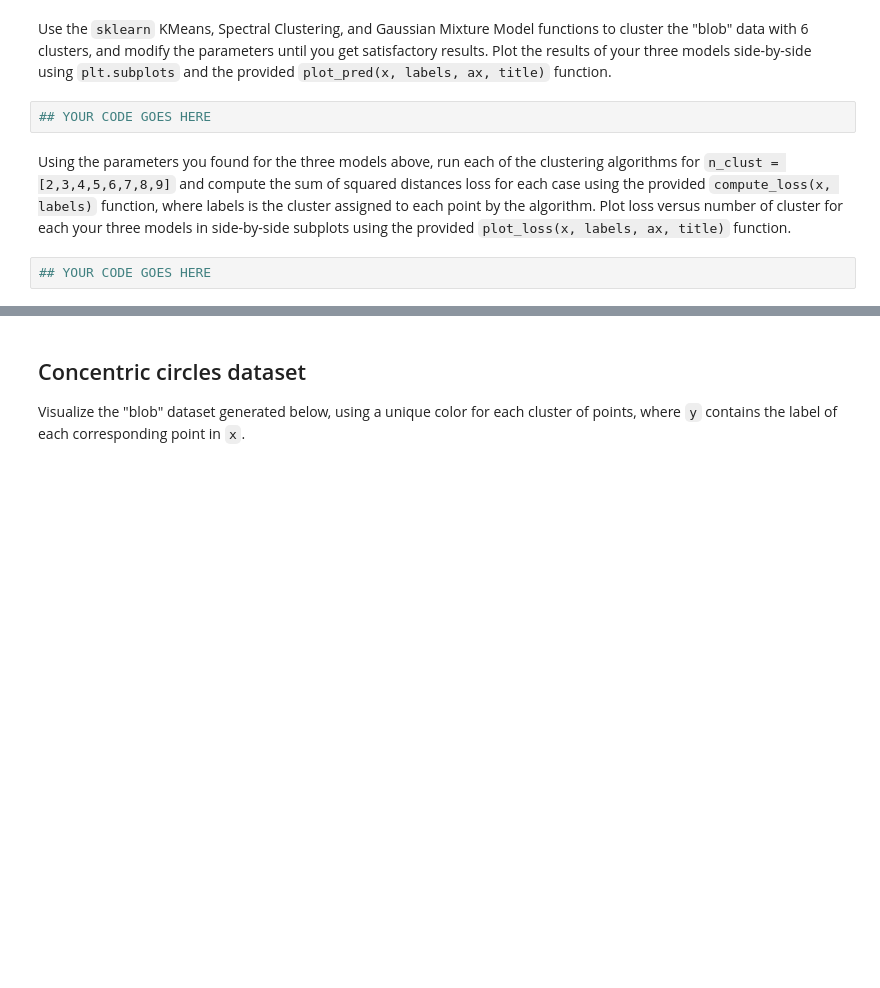
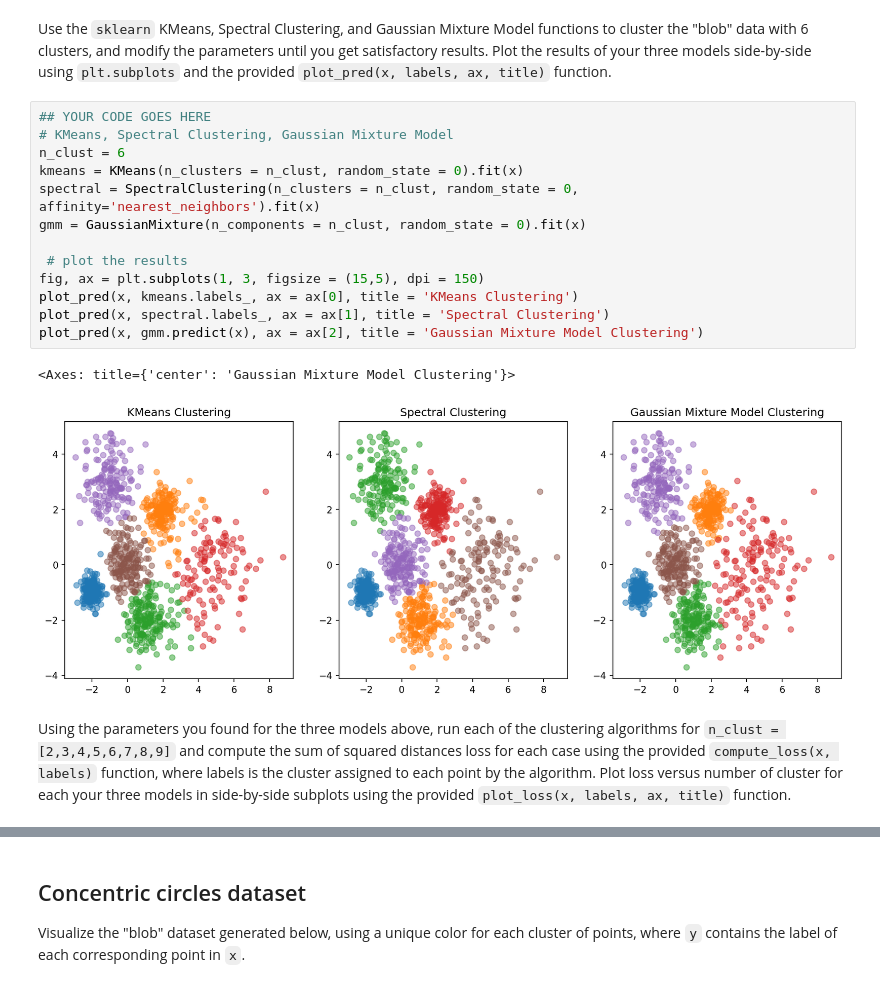
Before and after one commit to ryanwu0521/24-787-AIML, a Jupyter notebook: HW11/M11-L2-P1.ipynb, the cells around one changed output, grey strips where cells are left out. Drawn from its saved outputs; the diff is of its cells as text; blank space fills up the shorter version.

```diff
--- a/HW11/M11-L2-P1.ipynb
+++ b/HW11/M11-L2-P1.ipynb
@@ -78,8 +78,20 @@ plotter(x, y)
 # %% [markdown]
 Use the `sklearn` KMeans, Spectral Clustering, and Gaussian Mixture Model functions to cluster the "blob" data with 6 clusters, and modify the parameters until you get satisfactory results. Plot the results of your three models side-by-side using `plt.subplots` and the provided `plot_pred(x, labels, ax, title)` function.
-# %%
-## YOUR CODE GOES HERE
+# %%
+## YOUR CODE GOES HERE
+# KMeans, Spectral Clustering, Gaussian Mixture Model
+n_clust = 6
+kmeans = KMeans(n_clusters = n_clust, random_state = 0).fit(x)
+spectral = SpectralClustering(n_clusters = n_clust, random_state = 0, affinity='nearest_neighbors').fit(x)
+gmm = GaussianMixture(n_components = n_clust, random_state = 0).fit(x)
+
+ # plot the results
+fig, ax = plt.subplots(1, 3, figsize = (15,5), dpi = 150)
+plot_pred(x, kmeans.labels_, ax = ax[0], title = 'KMeans Clustering')
+plot_pred(x, spectral.labels_, ax = ax[1], title = 'Spectral Clustering')
+plot_pred(x, gmm.predict(x), ax = ax[2], title = 'Gaussian Mixture Model Clustering')
+# %% [output]
+<Axes: title={'center': 'Gaussian Mixture Model Clustering'}>
+[figure, added]
 # %% [markdown]
 Using the parameters you found for the three models above, run each of the clustering algorithms for `n_clust = [2,3,4,5,6,7,8,9]` and compute the sum of squared distances loss for each case using the provided `compute_loss(x, labels)` function, where labels is the cluster assigned to each point by the algorithm. Plot loss versus number of cluster for each your three models in side-by-side subplots using the provided `plot_loss(x, labels, ax, title)` function.
-# %%
-## YOUR CODE GOES HERE
```
Also changed, not shown: parts of 13 cells of this notebook, 12 other files.
